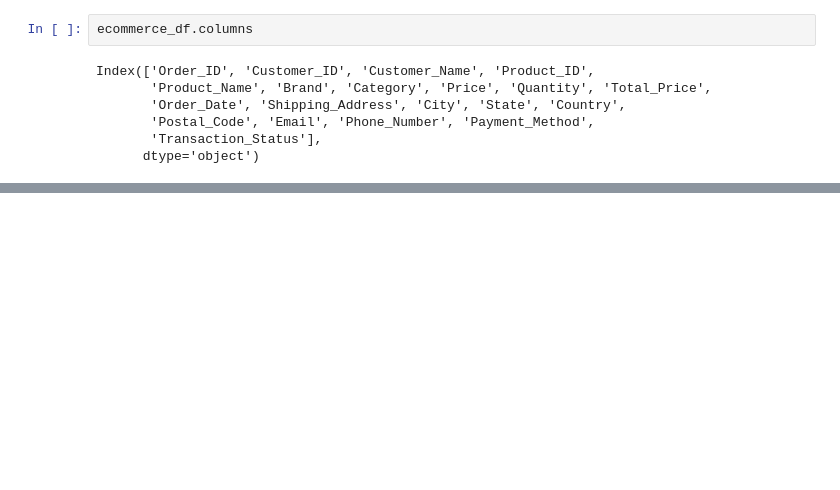
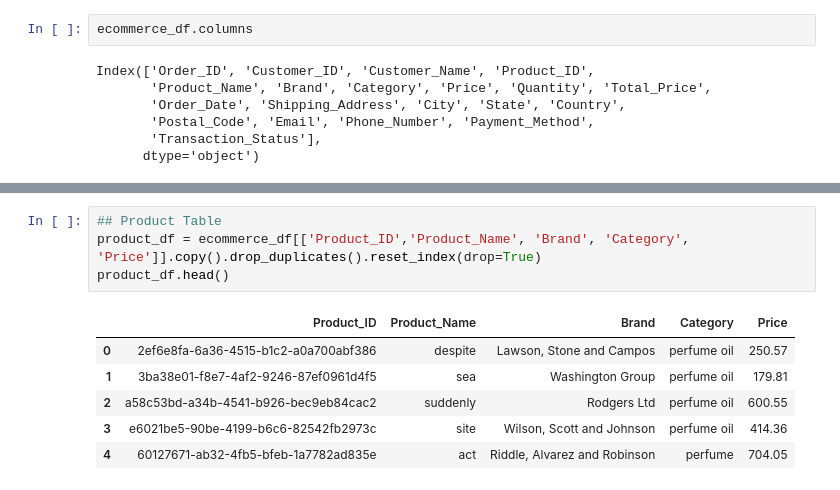
Before and after one commit to abbeylink/yanki_ecommerce_case_study, a Jupyter notebook: yanki_etl.ipynb, the cells around one changed output, grey strips where cells are left out. Drawn from its saved outputs; the diff is of its cells as text; blank space fills up the shorter version.

```diff
--- a/yanki_etl.ipynb
+++ b/yanki_etl.ipynb
@@ -64,0 +99,11 @@ Index(['Order_ID', 'Customer_ID', 'Customer_Name', 'Product_ID',
+# %%
+## Product Table
+product_df = ecommerce_df[['Product_ID','Product_Name', 'Brand', 'Category', 'Price']].copy().drop_duplicates().reset_index(drop=True)
+product_df.head()
+# %% [output]
+|  | Product_ID | Product_Name | Brand | Category | Price |
+| 0 | 2ef6e8fa-6a36-4515-b1c2-a0a700abf386 | despite | Lawson, Stone and Campos | perfume oil | 250.57 |
+| 1 | 3ba38e01-f8e7-4af2-9246-87ef0961d4f5 | sea | Washington Group | perfume oil | 179.81 |
+| 2 | a58c53bd-a34b-4541-b926-bec9eb84cac2 | suddenly | Rodgers Ltd | perfume oil | 600.55 |
+| 3 | e6021be5-90be-4199-b6c6-82542fb2973c | site | Wilson, Scott and Johnson | perfume oil | 414.36 |
+| 4 | 60127671-ab32-4fb5-bfeb-1a7782ad835e | act | Riddle, Alvarez and Robinson | perfume | 704.05 |
```
Also changed, not shown: parts of 15 cells of this notebook, 7 other files.
